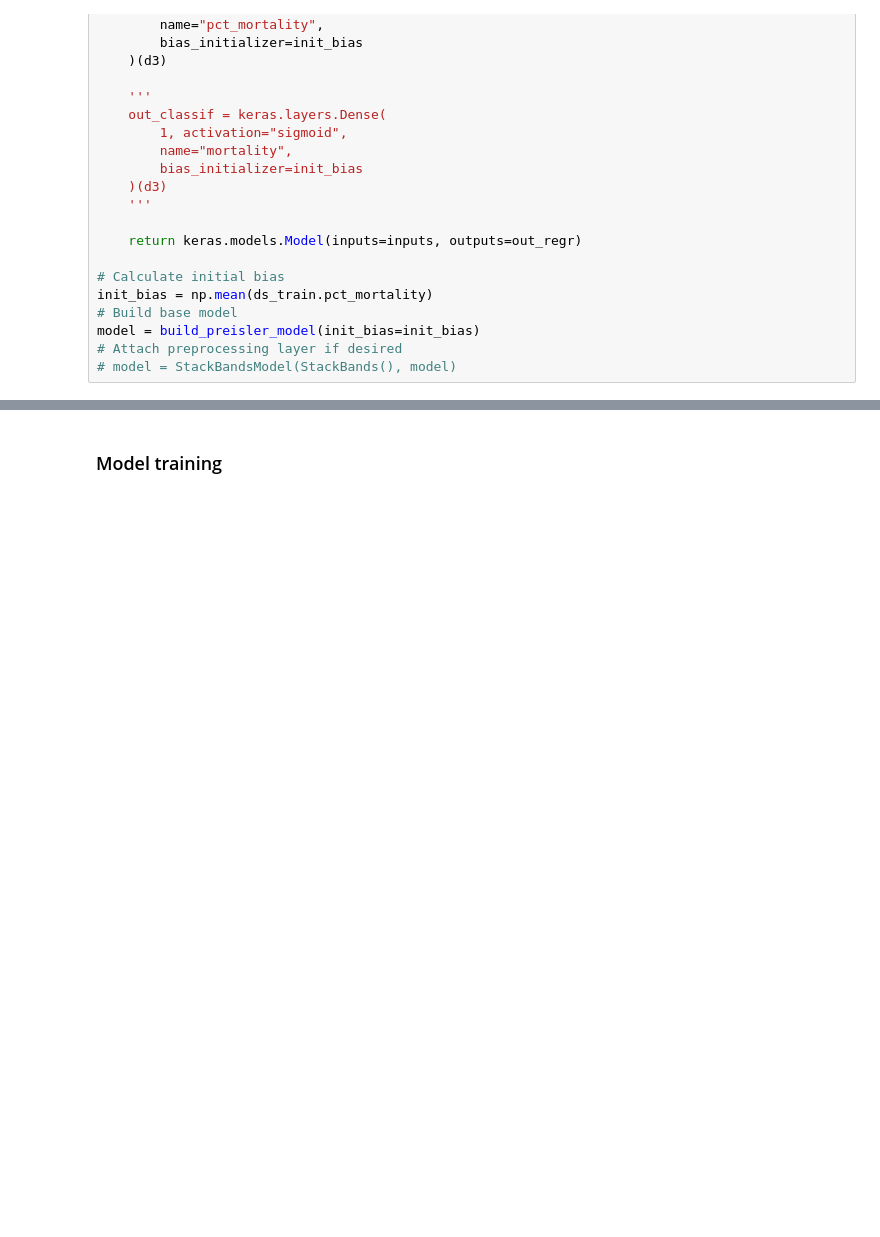
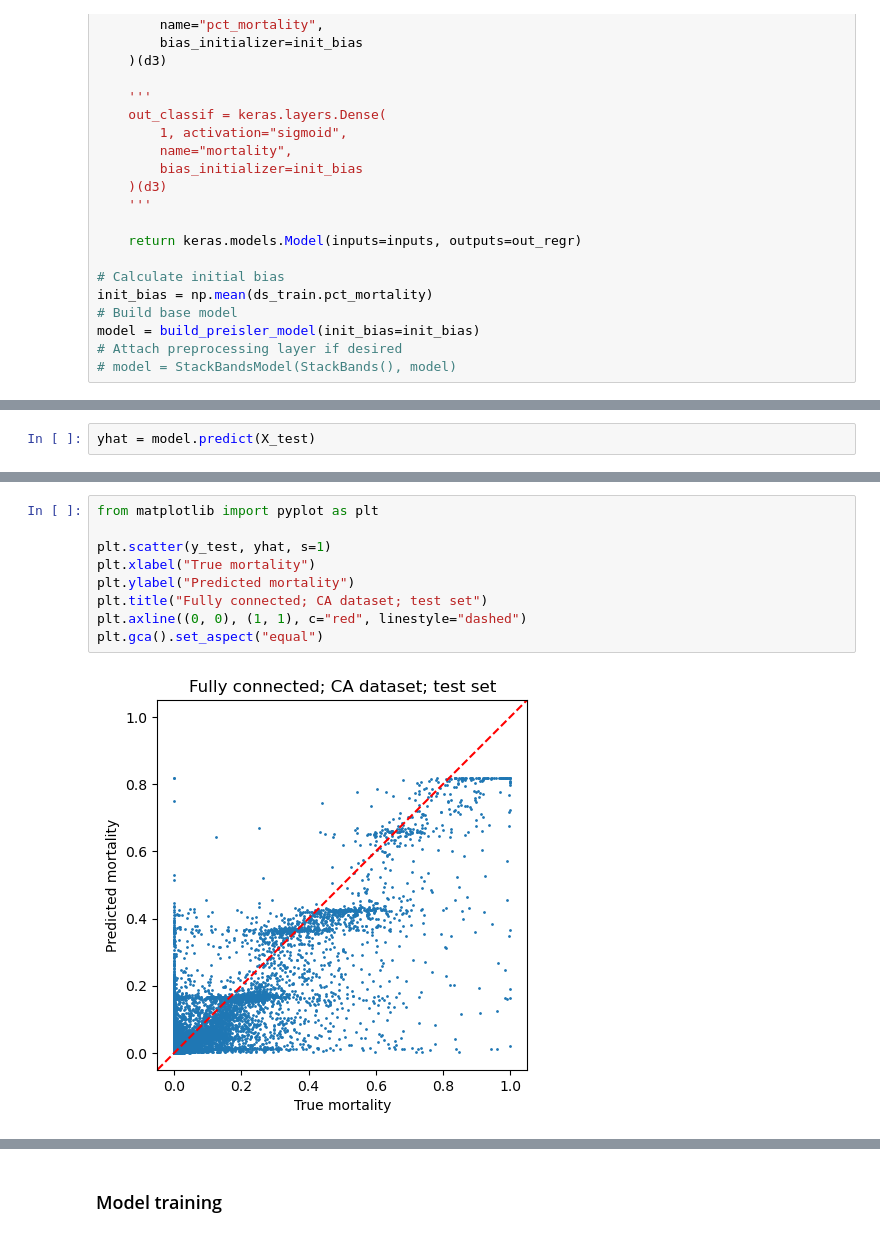
Before and after one commit to s-kganz/ForestLST, a Jupyter notebook: notebooks/build_preisler_nn.ipynb, the cells around one changed output, grey strips where cells are left out. Cells and saved outputs as stored; diff of their text form; blank space fills up the shorter version.

```diff
--- a/notebooks/build_preisler_nn.ipynb
+++ b/notebooks/build_preisler_nn.ipynb
@@ -180,0 +188,2 @@ model = build_preisler_model(init_bias=init_bias)
+# %%
+yhat = model.predict(X_test)
@@ -180,0 +192,11 @@ model = build_preisler_model(init_bias=init_bias)
+# %%
+from matplotlib import pyplot as plt
+
+plt.scatter(y_test, yhat, s=1)
+plt.xlabel("True mortality")
+plt.ylabel("Predicted mortality")
+plt.title("Fully connected; CA dataset; test set")
+plt.axline((0, 0), (1, 1), c="red", linestyle="dashed")
+plt.gca().set_aspect("equal")
+# %% [output]
+[figure, added]
```
Also changed, not shown: parts of 21 cells of this notebook.
